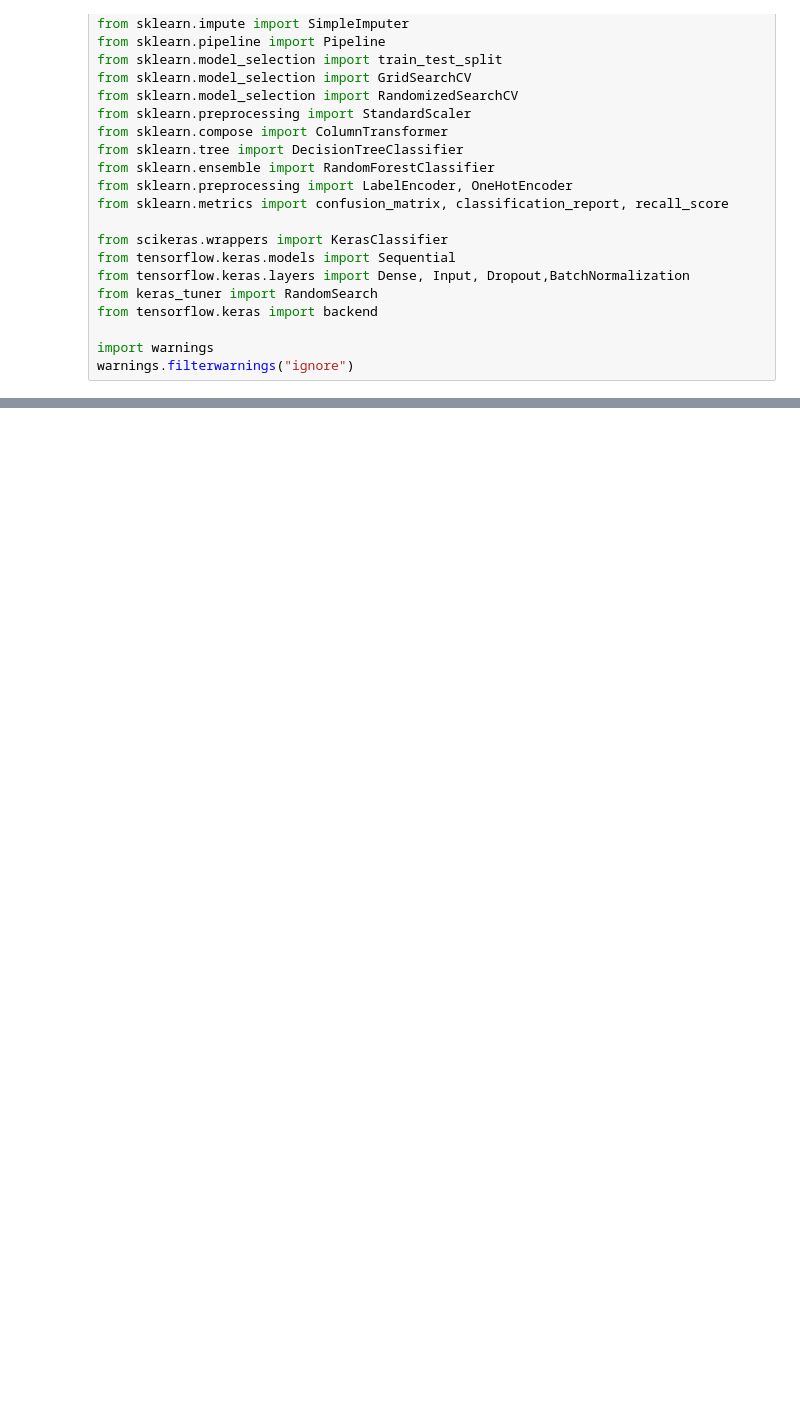
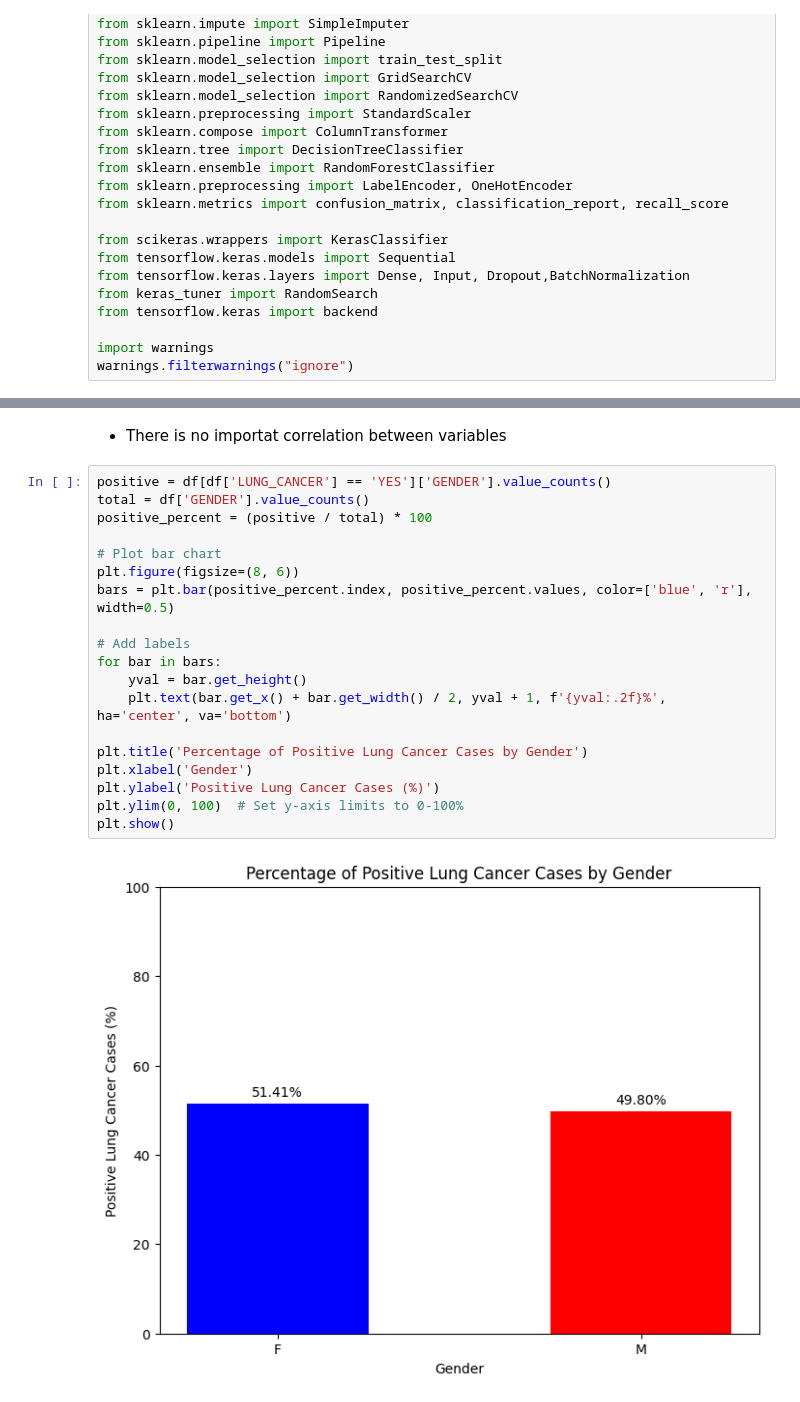
Before and after one commit to SergioDLezama/Lung-Cancer-Prediction-ML, a Jupyter notebook: main.ipynb, the cells around one changed output, grey strips where cells are left out. Drawn from its saved outputs; the diff is of its cells as text; blank space fills up the shorter version.

```diff
--- a/main.ipynb
+++ b/main.ipynb
@@ -45,0 +251,23 @@ warnings.filterwarnings("ignore")
+# %% [markdown]
+- There is no importat correlation between variables
+# %%
+positive = df[df['LUNG_CANCER'] == 'YES']['GENDER'].value_counts()
+total = df['GENDER'].value_counts()
+positive_percent = (positive / total) * 100
+
+# Plot bar chart
+plt.figure(figsize=(8, 6))
+bars = plt.bar(positive_percent.index, positive_percent.values, color=['blue', 'r'], width=0.5)
+
+# Add labels
+for bar in bars:
+    yval = bar.get_height()
+    plt.text(bar.get_x() + bar.get_width() / 2, yval + 1, f'{yval:.2f}%', ha='center', va='bottom')
+
+plt.title('Percentage of Positive Lung Cancer Cases by Gender')
+plt.xlabel('Gender')
+plt.ylabel('Positive Lung Cancer Cases (%)')
+plt.ylim(0, 100)  # Set y-axis limits to 0-100%
+plt.show()
+# %% [output]
+[figure, added]
```
Also changed, not shown: parts of 42 cells of this notebook.
